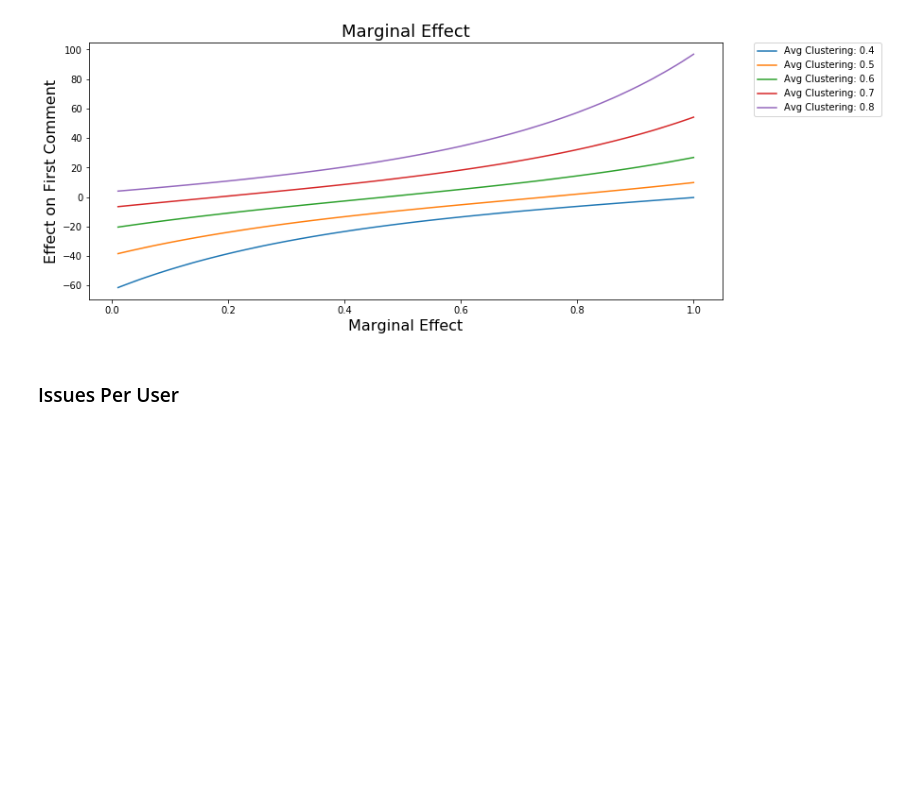
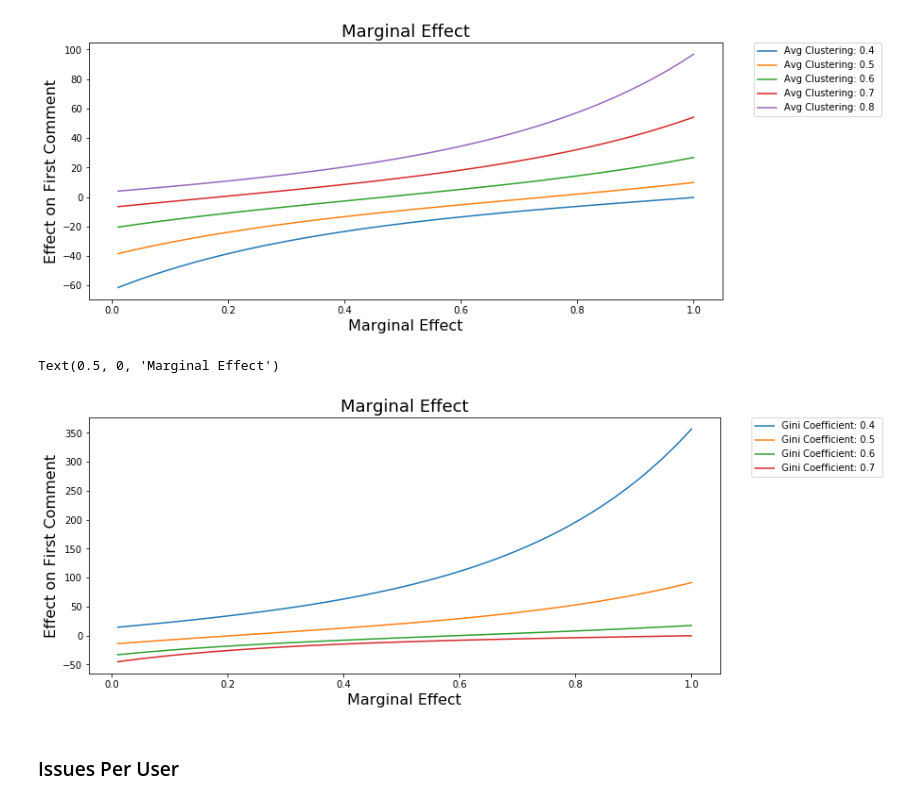
Before and after one commit to MthwRobinson/dissertation-research, a Jupyter notebook: research-notebooks/2-journal-article.ipynb, the cells around one changed output. Cells and saved outputs as stored; diff of their text form; code cells hidden in the pictures; blank space fills up the shorter version.

Commit message:
added gini coef plot for avg first comment

```diff
--- a/research-notebooks/2-journal-article.ipynb
+++ b/research-notebooks/2-journal-article.ipynb
@@ -628,6 +628,31 @@ plt.xlabel('Marginal Effect', fontsize=16)
 # %% [output]
 Text(0.5, 0, 'Marginal Effect')
 [figure]
+# %%
+plt.figure(figsize=(12, 5))
+
+for gini_coefficient in [0.4, 0.5, 0.6, 0.7]:
+    marginal_effects = {'crowd_pct': [], 'effect': []}
+    label = 'Gini Coefficient: {} '.format(gini_coefficient)
+
+    for i in range(100):
+        crowd_pct = (i+1)/100
+        avg_effect = calc_total_effect(all_data, res, X,
+                                       crowd_pct=crowd_pct,
+                                       gini_coefficient=gini_coefficient)
+        marginal_effects['crowd_pct'].append(crowd_pct)
+        marginal_effects['effect'].append(avg_effect)
+
+    marginal_effects = pd.DataFrame(marginal_effects)
+    sns.lineplot(y=marginal_effects['effect'], x=marginal_effects['crowd_pct'], label=label)
+
+plt.legend(bbox_to_anchor=(1.05, 1), loc=2, borderaxespad=0.)
+plt.title('Marginal Effect', fontsize=18)
+plt.ylabel('Effect on First Comment', fontsize=16)
+plt.xlabel('Marginal Effect', fontsize=16)
+# %% [output]
+Text(0.5, 0, 'Marginal Effect')
+[figure, added]
 # %% [markdown]
 ### Issues Per User
 # %%
```
Also changed, not shown: parts of 2 cells of this notebook.
